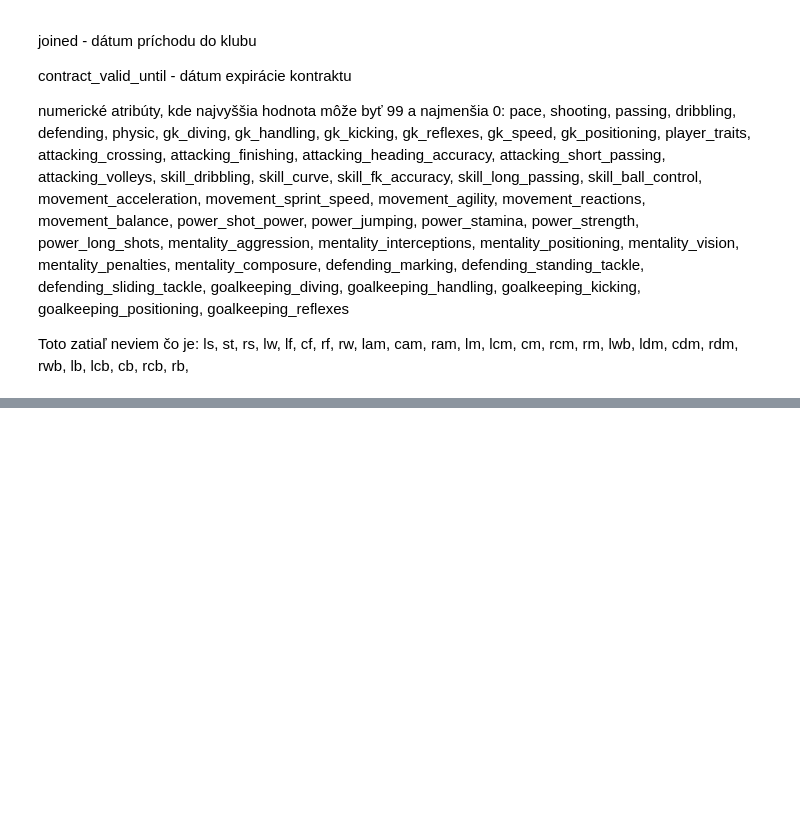
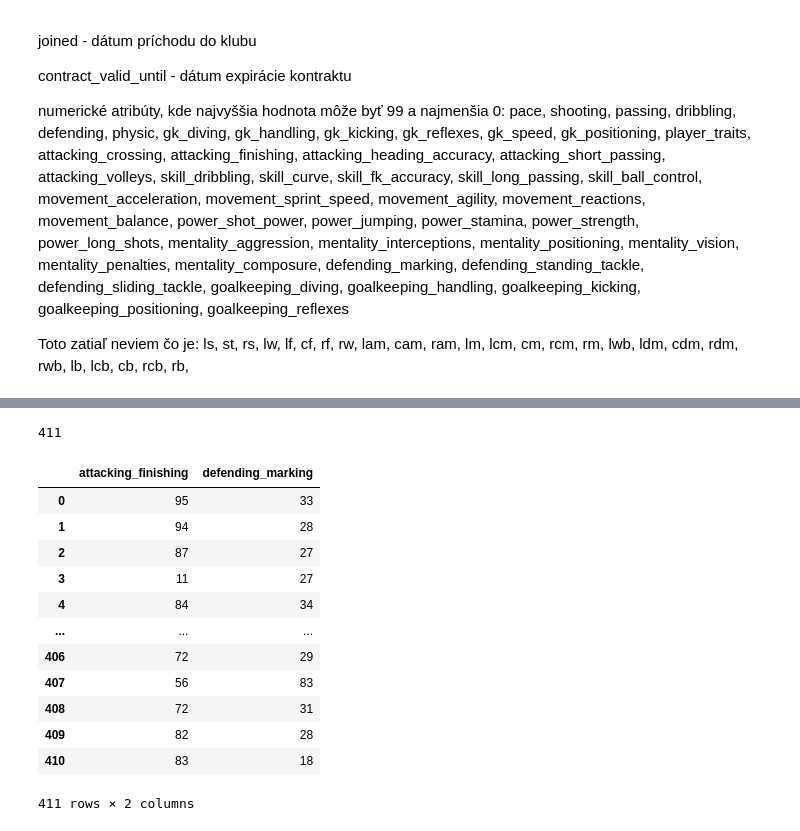
Before and after one commit to Patrik47/oznal, a Jupyter notebook: fifa_20_players.ipynb, the cells around one changed output, grey strips where cells are left out. Saved outputs shown, nothing was run; the diff lists cells and outputs as text; code cells hidden in the pictures; blank space fills up the shorter version.

```diff
--- a/fifa_20_players.ipynb
+++ b/fifa_20_players.ipynb
@@ -290,0 +341,28 @@ plt.show()
+# %%
+#new_df.drop(new_df.index[new_df['nationality'] == ("Egypt" or "Senegal"
+#or "Gabon" or "Korea Republic" or "Morocco" or "Algeria" or "Ivory Coast"
+#or "Togo" or "Mexico" or "Jamaica" or "Guinea" or "Ghana" or "Cameroon"
+#or "DR Congo" or "Central African Rep." or "Nigeria" or "Armenia"
+#or "Israel")], inplace=True)
+#new_df.nationality.unique()
+len(new_df.index)
+# %% [output]
+411
+# %%
+selected_columns = ['attacking_finishing','defending_marking']
+cluster_players = new_df.loc[:, selected_columns]
+cluster_players
+# %% [output]
+|  | attacking_finishing | defending_marking |
+| 0 | 95 | 33 |
+| 1 | 94 | 28 |
+| 2 | 87 | 27 |
+| 3 | 11 | 27 |
+| 4 | 84 | 34 |
+| ... | ... | ... |
+| 406 | 72 | 29 |
+| 407 | 56 | 83 |
+| 408 | 72 | 31 |
+| 409 | 82 | 28 |
+| 410 | 83 | 18 |
+411 rows × 2 columns
```
Also changed, not shown: parts of 14 cells of this notebook.
